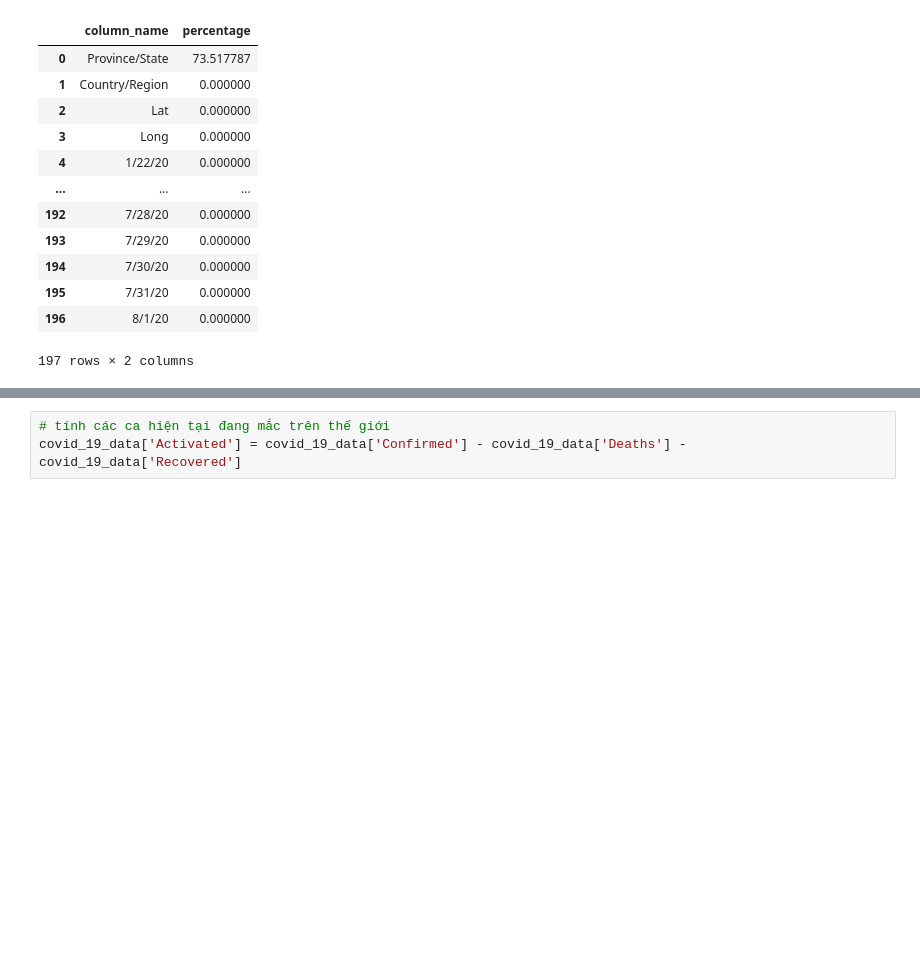
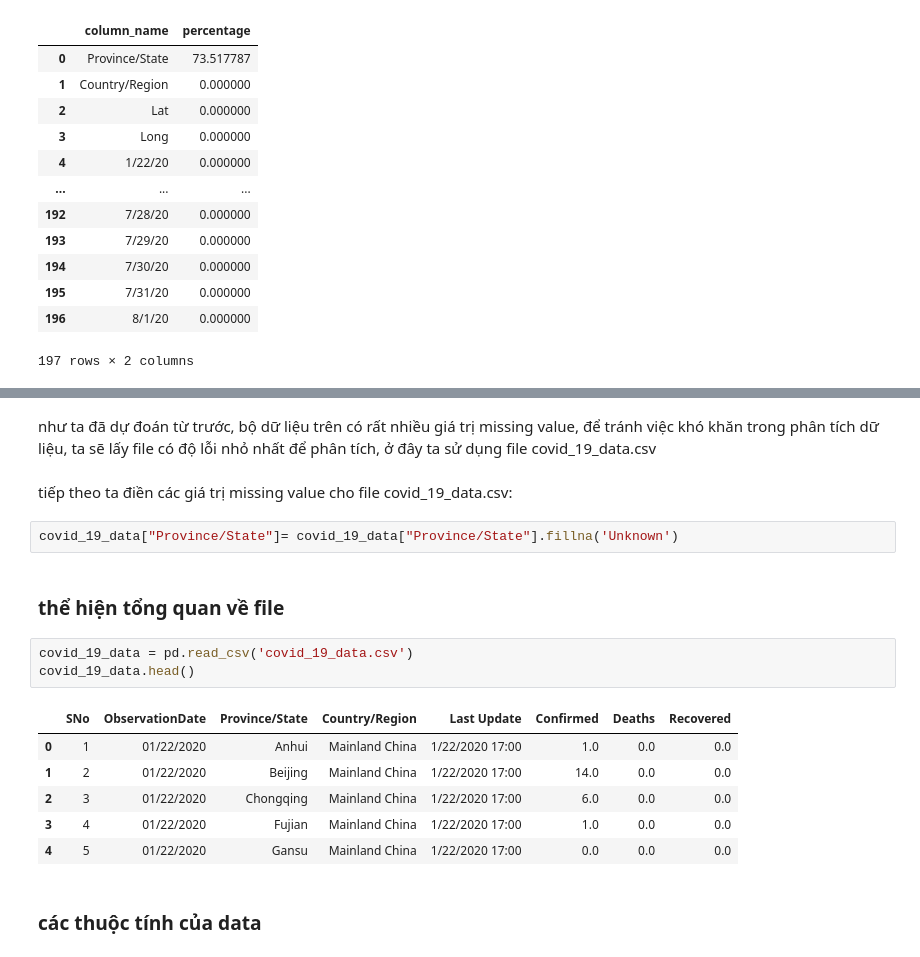
Before and after one commit to vonhatthinh/Final_Project_LTKHDL, a Jupyter notebook: 1712796-VoNhatThinh.ipynb, the cells around one changed output, grey strips where cells are left out. Saved outputs shown, nothing was run; the diff lists cells and outputs as text; blank space fills up the shorter version.

```diff
--- a/1712796-VoNhatThinh.ipynb
+++ b/1712796-VoNhatThinh.ipynb
@@ -373,3 +224,20 @@ Data = covid_19_data[covid_19_data['ObservationDate'] == max(covid_19_data['Obse
-# %%
-# tính các ca hiện tại đang mắc trên thế giới
-covid_19_data['Activated'] = covid_19_data['Confirmed'] - covid_19_data['Deaths'] - covid_19_data['Recovered']
+# %% [markdown]
+như ta đã dự đoán từ trước, bộ dữ liệu trên có rất nhiều giá trị missing value, để tránh việc khó khăn trong phân tích dữ liệu, ta sẽ lấy file có độ lỗi nhỏ nhất để phân tích, ở đây ta sử dụng file covid_19_data.csv
+# %% [markdown]
+tiếp theo ta điền các giá trị missing value cho file covid_19_data.csv:
+# %%
+covid_19_data["Province/State"]= covid_19_data["Province/State"].fillna('Unknown')
+# %% [markdown]
+### thể hiện tổng quan về file
+# %%
+covid_19_data = pd.read_csv('covid_19_data.csv')
+covid_19_data.head()
+# %% [output]
+|  | SNo | ObservationDate | Province/State | Country/Region | Last Update | Confirmed | Deaths | Recovered |
+| 0 | 1 | 01/22/2020 | Anhui | Mainland China | 1/22/2020 17:00 | 1.0 | 0.0 | 0.0 |
+| 1 | 2 | 01/22/2020 | Beijing | Mainland China | 1/22/2020 17:00 | 14.0 | 0.0 | 0.0 |
+| 2 | 3 | 01/22/2020 | Chongqing | Mainland China | 1/22/2020 17:00 | 6.0 | 0.0 | 0.0 |
+| 3 | 4 | 01/22/2020 | Fujian | Mainland China | 1/22/2020 17:00 | 1.0 | 0.0 | 0.0 |
+| 4 | 5 | 01/22/2020 | Gansu | Mainland China | 1/22/2020 17:00 | 0.0 | 0.0 | 0.0 |
+# %% [markdown]
+### các thuộc tính của data
```
Also changed, not shown: parts of 22 cells of this notebook.
